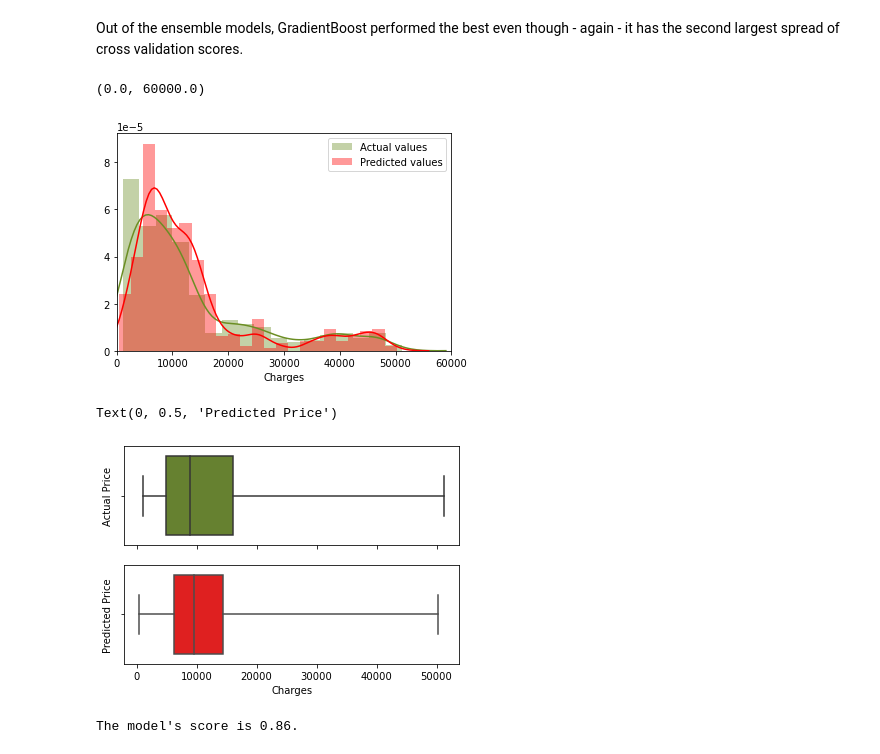
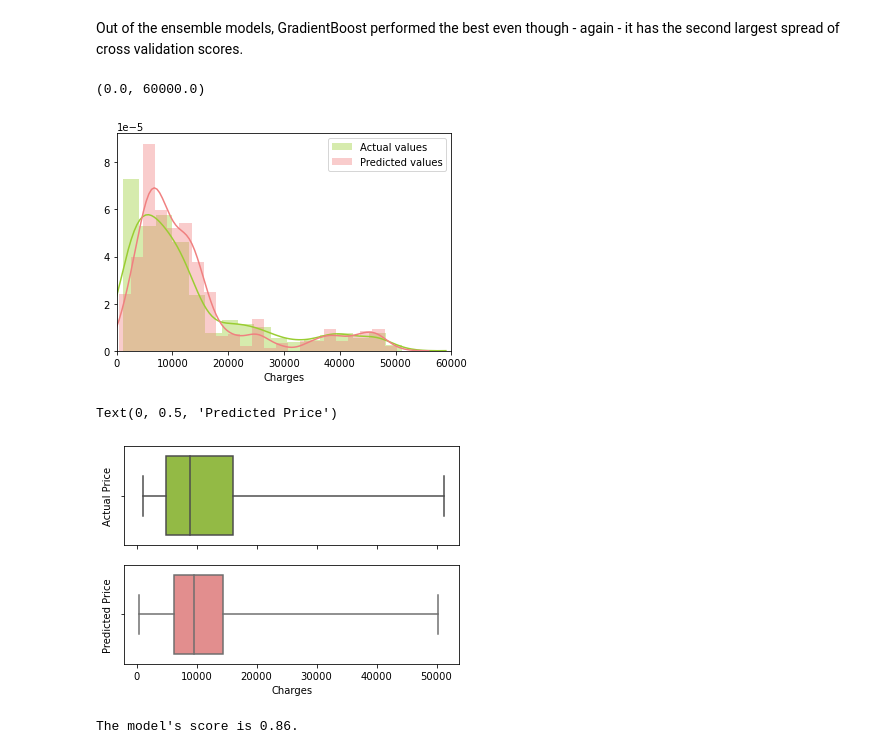
Before and after one commit to gracecmy/MedicalCosts-Regression, a Jupyter notebook: predicting-medical-charges-with-gradient-boost.ipynb, the cells around one changed output. Drawn from its saved outputs; the diff is of its cells as text; code cells hidden in the pictures.

```diff
--- a/predicting-medical-charges-with-gradient-boost.ipynb
+++ b/predicting-medical-charges-with-gradient-boost.ipynb
@@ -325,24 +325,24 @@ model=GradientBoostingRegressor()
 model.fit(x_train,y_train)
 y_predict=model.predict(x_test)
 # %%
-sns.distplot(y_test,color="olivedrab",label="Actual values")
-sns.distplot(y_predict,color="r",label="Predicted values")
+sns.distplot(y_test,color="yellowgreen",label="Actual values")
+sns.distplot(y_predict,color="lightcoral",label="Predicted values")
 plt.legend()
 plt.xlim([0,60000])
 # %% [output]
 (0.0, 60000.0)
-[figure, old version]
+[figure, new version]
 # %%
 f,axes=plt.subplots(2,1,sharex=True)
-sns.boxplot(y_test,color="olivedrab",whis=5,ax=axes[0])
-sns.boxplot(y_predict,color="r",whis=5,ax=axes[1])
+sns.boxplot(y_test,color="yellowgreen",whis=5,ax=axes[0])
+sns.boxplot(y_predict,color="lightcoral",whis=5,ax=axes[1])
 axes[0].set_xlabel("")
 plt.xlabel("Charges")
 axes[0].set_ylabel("Actual Price")
 axes[1].set_ylabel("Predicted Price")
 # %% [output]
 Text(0, 0.5, 'Predicted Price')
-[figure, old version]
+[figure, new version]
 # %%
 print("The model's score is {:.2f}.".format(model.score(x_test,y_test)))
 # %% [output]
```
Also changed, not shown: parts of 13 cells of this notebook.
